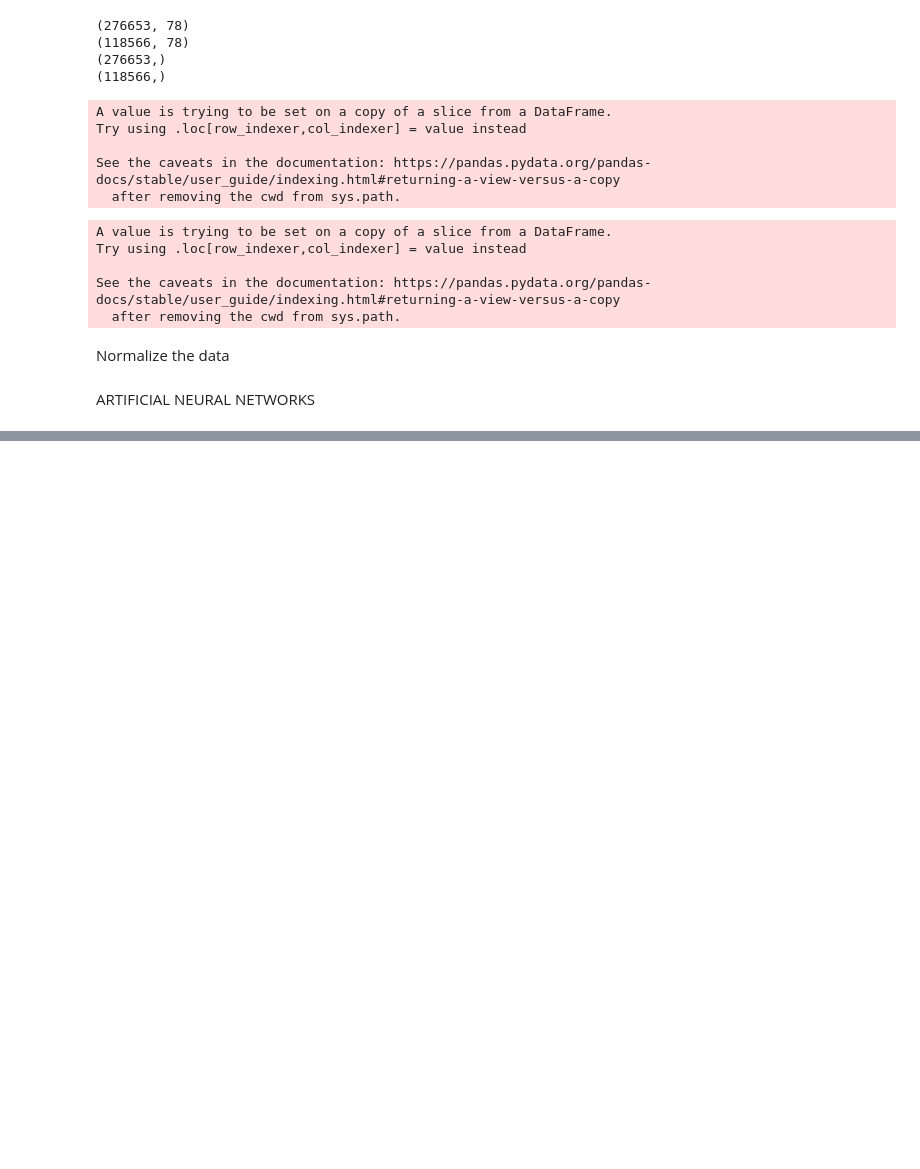
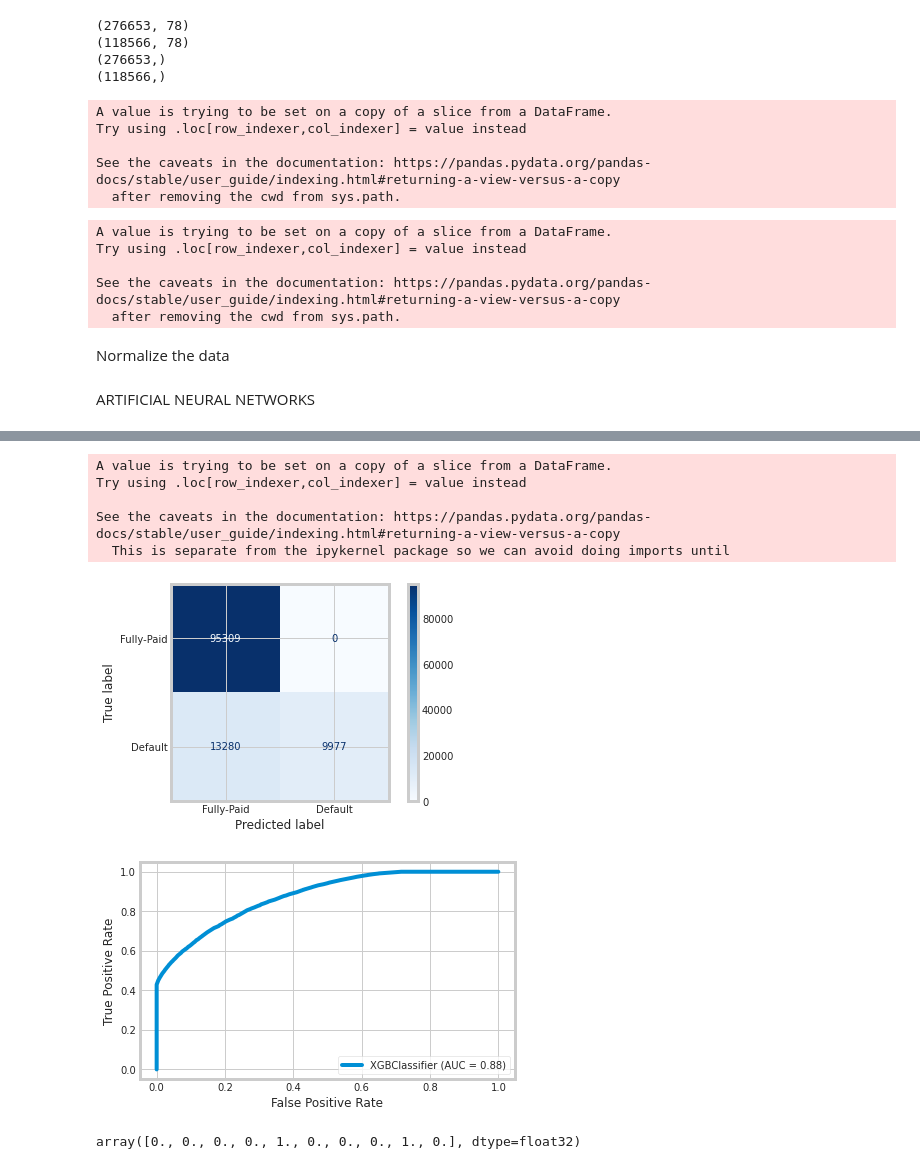
Before and after one commit to takhilabhinav/Loandefault_XAI, a Jupyter notebook: LOAN_XAI.ipynb, the cells around one changed output, grey strips where cells are left out. Drawn from its saved outputs; the diff is of its cells as text; code cells hidden in the pictures; blank space fills up the shorter version.

```diff
--- a/LOAN_XAI.ipynb
+++ b/LOAN_XAI.ipynb
@@ -954,0 +1015,28 @@ Epoch 150/150
+# %%
+from xgboost import XGBClassifier
+
+n_estimators = [50, 100, 200]
+learning_rate = [0.05, 0.01, 0.5, 0.1, 1]
+tree_method = ['gpu_hist']
+
+params_grid = {
+    'n_estimators': n_estimators,
+#     'learning_rate': learning_rate,
+}
+
+xgb_clf = XGBClassifier()
+xgb_cv = GridSearchCV(xgb_clf, params_grid, cv=3, scoring='roc_auc', n_jobs=-1, verbose=1)
+# xgb_cv.fit(X_train, y_train)
+# best_params = xgb_cv.best_params_
+# best_params['tree_method'] = 'gpu_hist'
+best_params = {'n_estimators': 50, 'tree_method': 'gpu_hist'}
+print(f"Best Parameters: {best_params}")
+
+xgb_clf = XGBClassifier(**best_params)
+xgb_clf.fit(X_train_disp, y_train_disp)
+
+y_train_disp_pred = xgb_clf.predict(X_train_disp)
+y_test_disp_pred = xgb_clf.predict(X_test_disp)
+
+print_score(y_train_disp, y_train_disp_pred, train=True)
+print_score(y_test_disp, y_test_disp_pred, train=False)
@@ -954,0 +1066,21 @@ Epoch 150/150
+# %%
+from sklearn import preprocessing
+lbl = preprocessing.LabelEncoder()
+X_train_disp['earliest_cr_line'] = lbl.fit_transform(X_train_disp['earliest_cr_line'].astype(int))
+# %% [output]
+A value is trying to be set on a copy of a slice from a DataFrame.
+Try using .loc[row_indexer,col_indexer] = value instead
+
+See the caveats in the documentation: https://pandas.pydata.org/pandas-docs/stable/user_guide/indexing.html#returning-a-view-versus-a-copy
+  This is separate from the ipykernel package so we can avoid doing imports until
+# %%
+from sklearn.metrics import plot_confusion_matrix, plot_roc_curve
+
+disp = plot_confusion_matrix(xgb_clf, X_test_disp, y_test_disp,
+                             cmap='Blues', values_format='d',
+                             display_labels=['Fully-Paid', 'Default'])
+
+disp = plot_roc_curve(xgb_clf, X_test_disp, y_test_disp)
+# %% [output]
+[figure, added]
+[figure, added]
@@ -954,0 +1092,5 @@ Epoch 150/150
+# %%
+predictions = xgb_clf.predict(X_test_disp)
+predictions[:10]
+# %% [output]
+array([0., 0., 0., 0., 1., 0., 0., 0., 1., 0.], dtype=float32)
```
Also changed, not shown: parts of 23 cells of this notebook.
